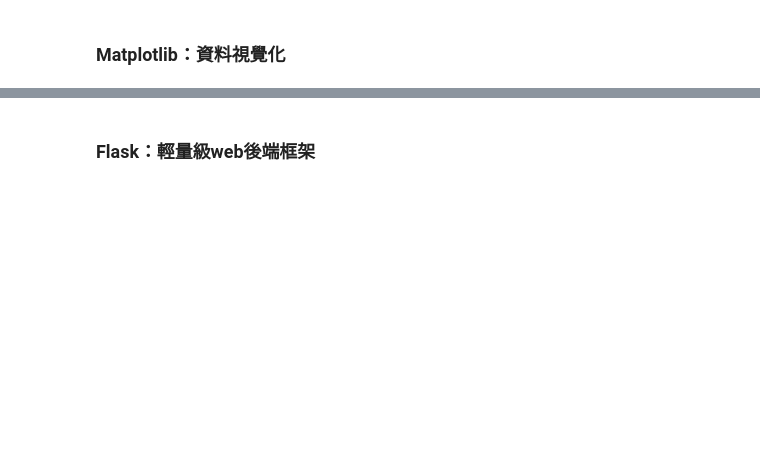
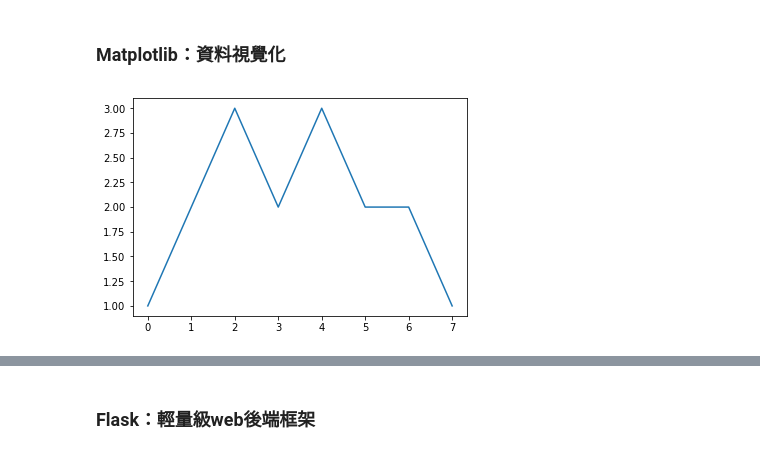
Before and after one commit to music1353/pyHowFun, a Jupyter notebook: LESSON2 模組module.ipynb, the cells around one changed output, grey strips where cells are left out. Saved outputs shown, nothing was run; the diff lists cells and outputs as text; code cells hidden in the pictures; blank space fills up the shorter version.

```diff
--- a/LESSON2 模組module.ipynb
+++ b/LESSON2 模組module.ipynb
@@ -321,3 +330,8 @@ im
 ### Matplotlib：資料視覺化
 # %%
 import matplotlib.pyplot as plt
+# %%
+plt.plot([1, 2, 3, 2, 3, 2, 2, 1])
+plt.show()
+# %% [output]
+[figure, added]
```
Also changed, not shown: parts of 15 cells of this notebook, 4 other files.
